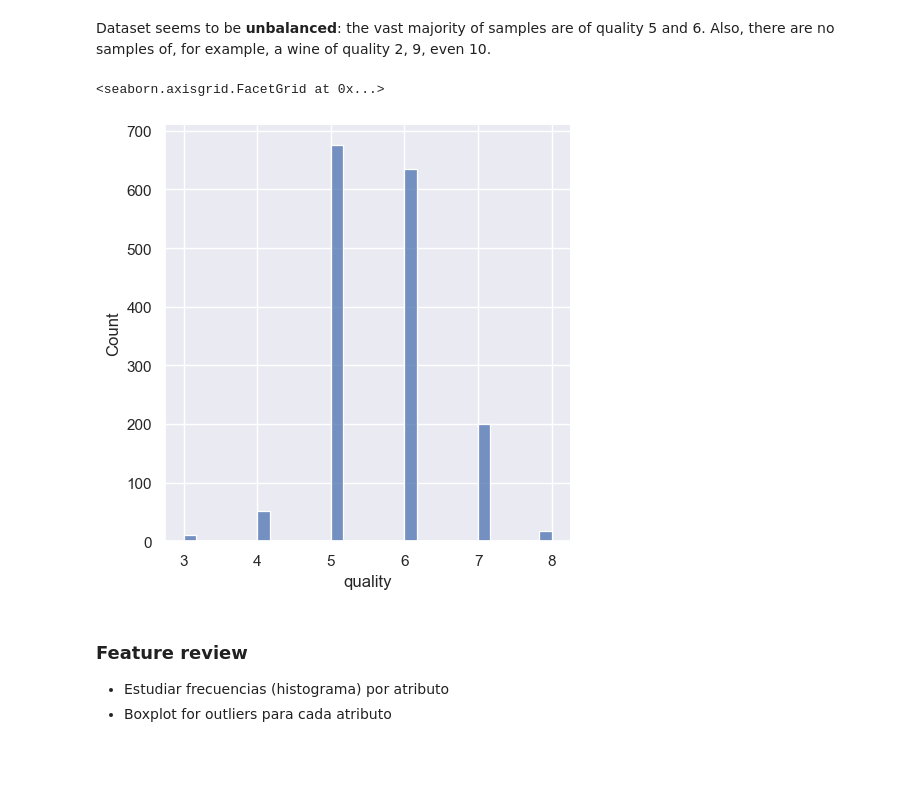
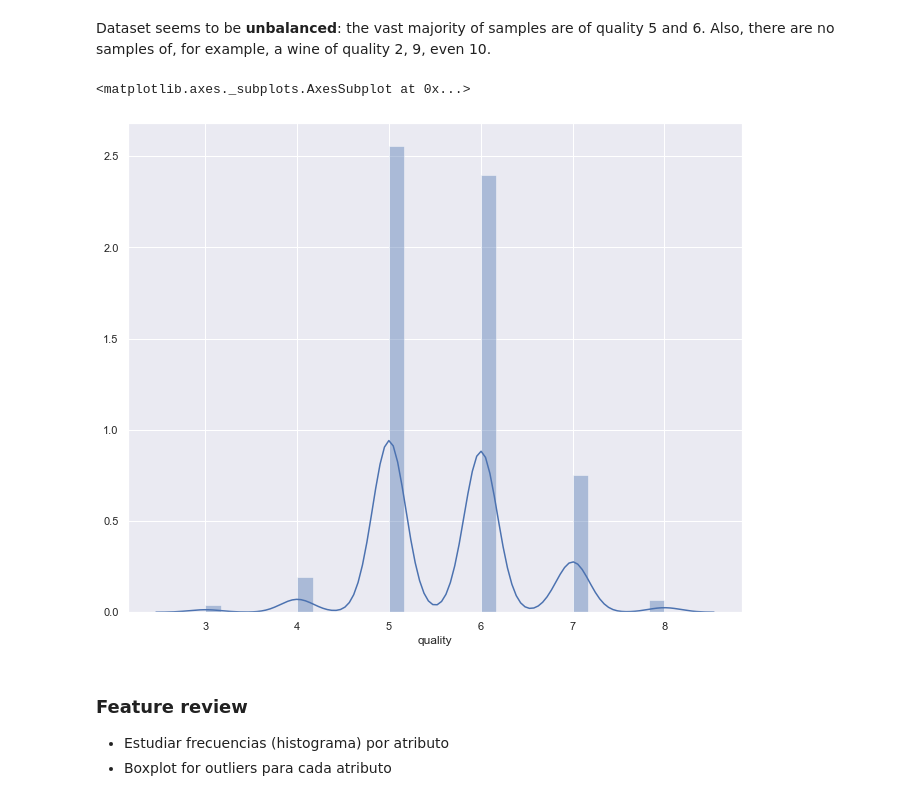
Before and after one commit to mateo-st/ML_UM, a Jupyter notebook: Entregable 1/LAB1 - Mordetzki, Stipanicic.ipynb, the cells around one changed output. Saved outputs shown, nothing was run; the diff lists cells and outputs as text; code cells hidden in the pictures; blank space fills up the shorter version.

```diff
--- a/Entregable 1/LAB1 - Mordetzki, Stipanicic.ipynb
+++ b/Entregable 1/LAB1 - Mordetzki, Stipanicic.ipynb
@@ -152,10 +148,10 @@ Dataset seems to be __unbalanced__: the vast majority of samples are of quality
 # %%
 # Target variable distribution
 sns.set(rc={'figure.figsize':(11,9)}) # sets image size
-sns.displot(wines_filter1['quality'])
+sns.distplot(wines_filter1['quality'])
 # %% [output]
-<seaborn.axisgrid.FacetGrid at 0x...>
+<matplotlib.axes._subplots.AxesSubplot at 0x...>
-[figure, old version]
+[figure, new version]
 # %% [markdown]
 ### Feature review
 
```
Also changed, not shown: parts of 35 cells of this notebook.
